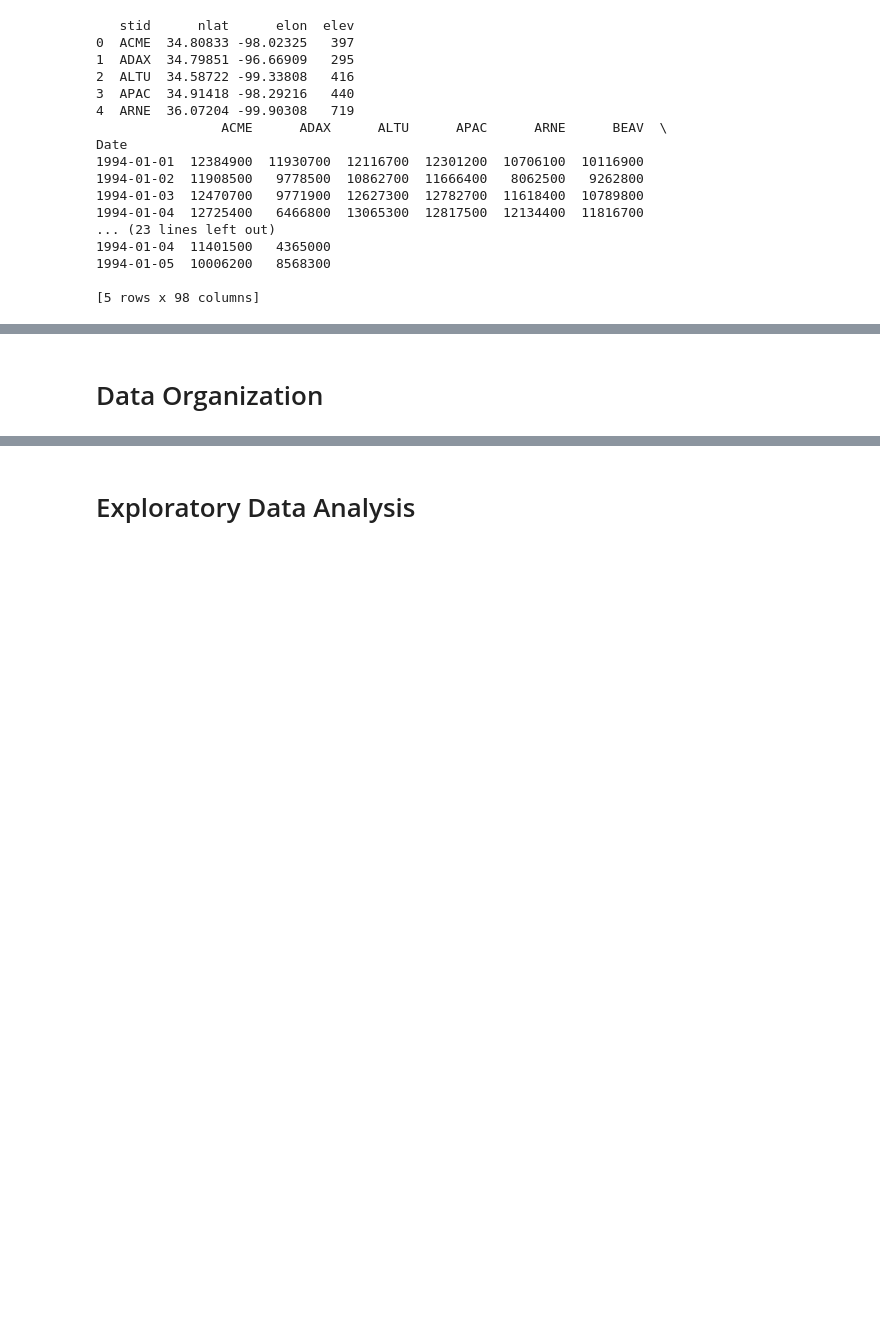
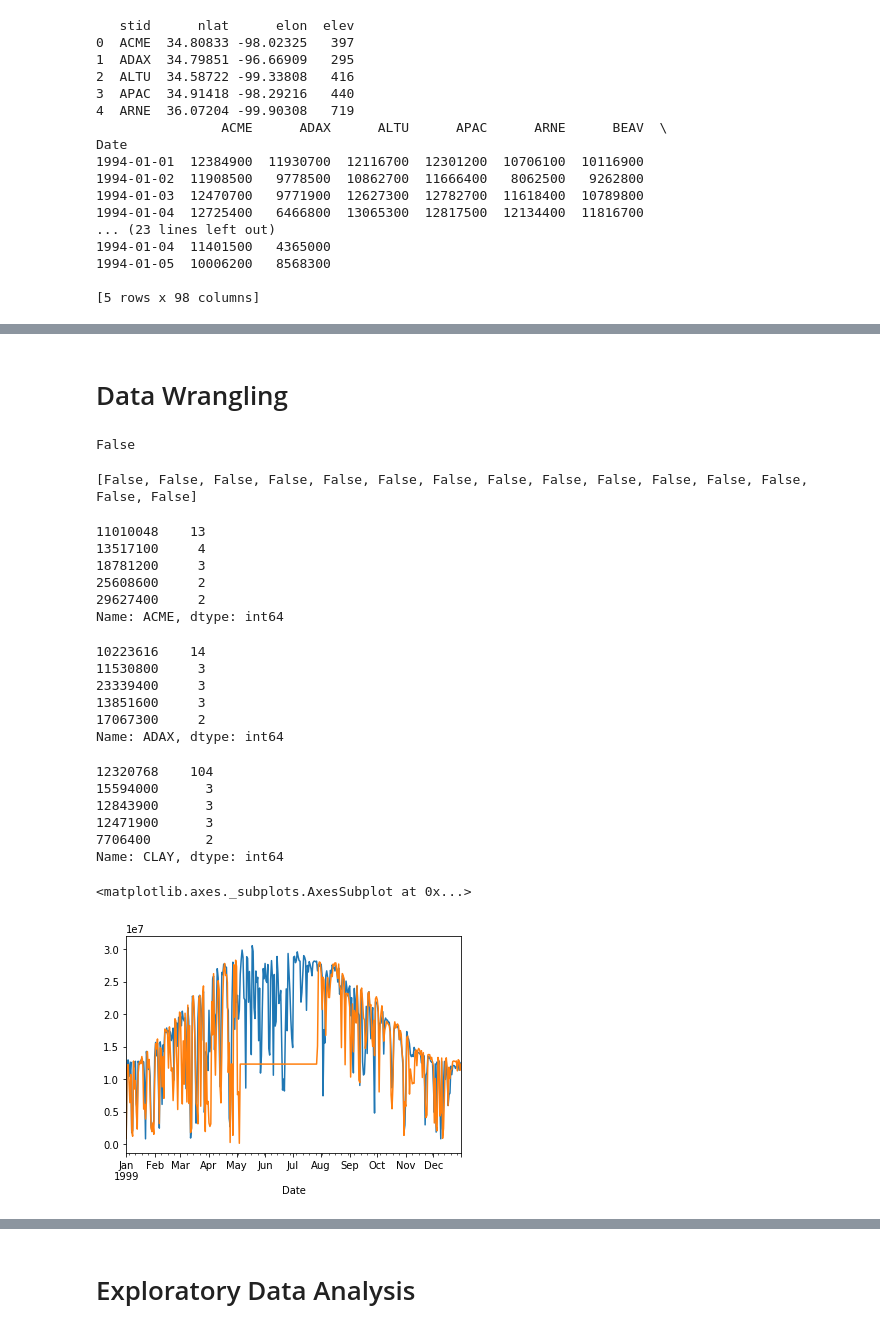
Before and after one commit to connormca12/Springboard-Projects, a Jupyter notebook: Capstone-1/data_wrangling_and_EDA.ipynb, the cells around one changed output, grey strips where cells are left out. Cells and saved outputs as stored; diff of their text form; code cells hidden in the pictures; blank space fills up the shorter version.

```diff
--- a/Capstone-1/data_wrangling_and_EDA.ipynb
+++ b/Capstone-1/data_wrangling_and_EDA.ipynb
@@ -99,2 +114,53 @@ list_of_dfs = [data_file.to_dataframe() for data_file in list_of_data]
 # %% [markdown]
-# Data Organization
+# Data Wrangling
+# %%
+# Check for null values in energy data
+energy.isnull().any().any()
+# %% [output]
+False
+# %%
+# Check for null values in weather variable data
+null_check = []
+
+for df in list_of_dfs:
+    null_check.append(df.isnull().any().any())
+
+print(null_check)
+# %% [output]
+[False, False, False, False, False, False, False, False, False, False, False, False, False, False, False]
+# %%
+# Check for repeating values as client has stated that pyranometers occasionally do not function correctly
+# Repeating values appear to end in a number that is not 0
+energy.ACME.value_counts().head()
+# %% [output]
+11010048    13
+13517100     4
+18781200     3
+25608600     2
+29627400     2
+Name: ACME, dtype: int64
+# %%
+energy.ADAX.value_counts().head()
+# %% [output]
+10223616    14
+11530800     3
+23339400     3
+13851600     3
+17067300     2
+Name: ADAX, dtype: int64
+# %%
+energy.CLAY.value_counts().head()
+# %% [output]
+12320768    104
+15594000      3
+12843900      3
+12471900      3
+7706400       2
+Name: CLAY, dtype: int64
+# %%
+energy.ACME.loc['1999'].plot()
+energy.CLAY.loc['1999'].plot()
+# Continuous energy value given for CLAY May-July - erroneous
+# %% [output]
+<matplotlib.axes._subplots.AxesSubplot at 0x...>
+[figure, added]
```
Also changed, not shown: parts of 15 cells of this notebook.
